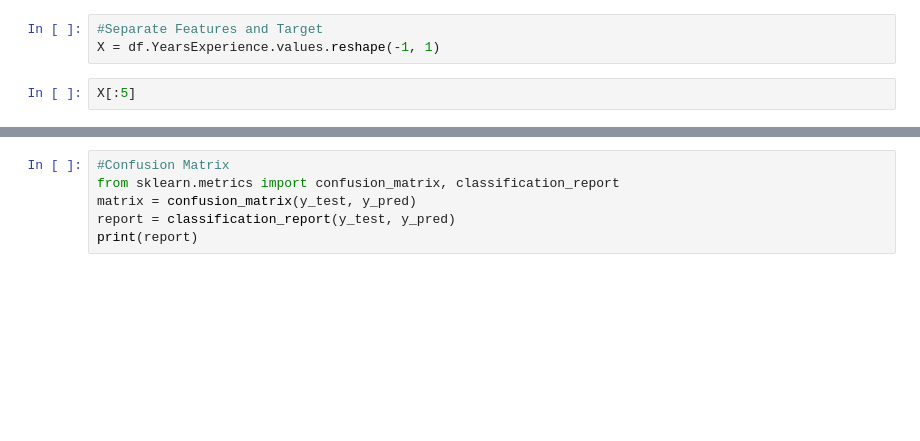
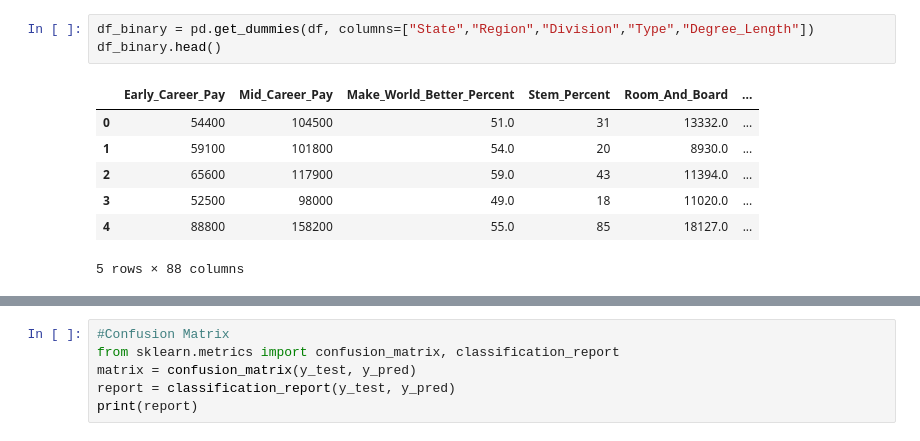
Before and after one commit to razon7/Group-Project, a Jupyter notebook: Linear_Regression_Model.ipynb, the cells around one changed output, grey strips where cells are left out. Cells and saved outputs as stored; diff of their text form; blank space fills up the shorter version.

```diff
--- a/Linear_Regression_Model.ipynb
+++ b/Linear_Regression_Model.ipynb
@@ -43,5 +99,11 @@ df_binary.head()
-# %%
-#Separate Features and Target
-X = df.YearsExperience.values.reshape(-1, 1)
-# %%
-X[:5]
+# %%
+df_binary = pd.get_dummies(df, columns=["State","Region","Division","Type","Degree_Length"])
+df_binary.head()
+# %% [output]
+|  | Early_Career_Pay | Mid_Career_Pay | Make_World_Better_Percent | Stem_Percent | Room_And_Board | ... |
+| 0 | 54400 | 104500 | 51.0 | 31 | 13332.0 | ... |
+| 1 | 59100 | 101800 | 54.0 | 20 | 8930.0 | ... |
+| 2 | 65600 | 117900 | 59.0 | 43 | 11394.0 | ... |
+| 3 | 52500 | 98000 | 49.0 | 18 | 11020.0 | ... |
+| 4 | 88800 | 158200 | 55.0 | 85 | 18127.0 | ... |
+5 rows × 88 columns
```
Also changed, not shown: parts of 24 cells of this notebook.
